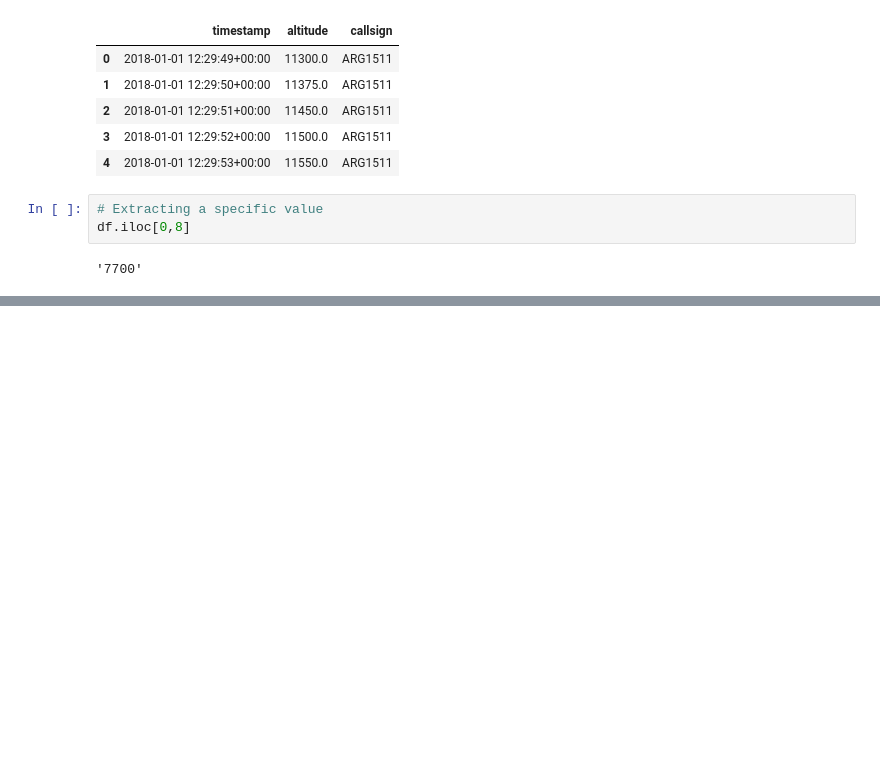
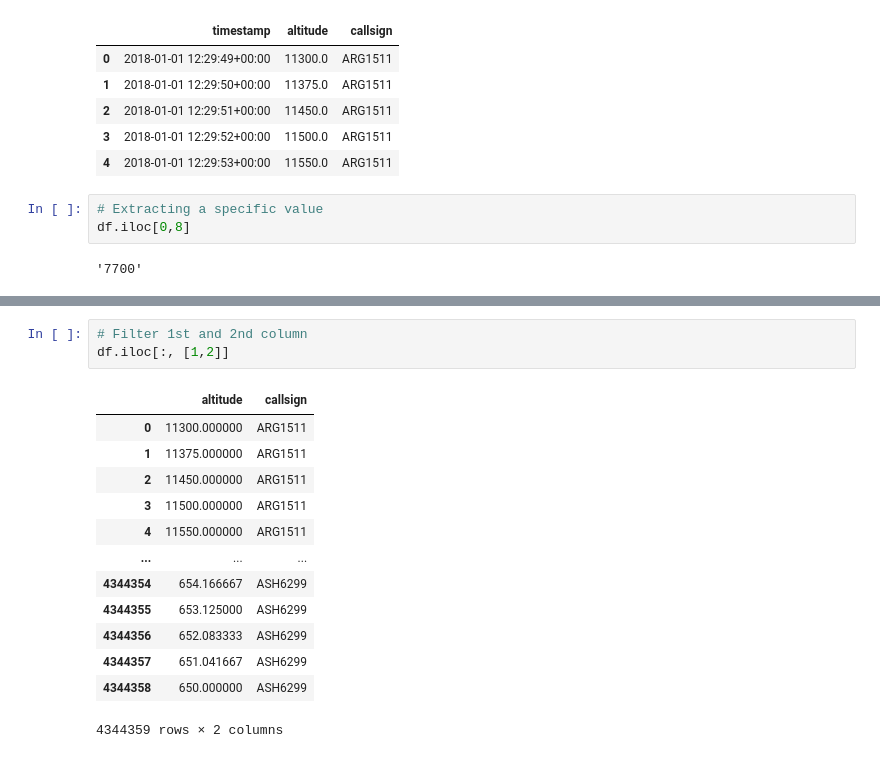
Before and after one commit to kachraz/ytlpda, a Jupyter notebook: KAG/ytleapan.ipynb, the cells around one changed output, grey strips where cells are left out. Drawn from its saved outputs; the diff is of its cells as text; blank space fills up the shorter version.

```diff
--- a/KAG/ytleapan.ipynb
+++ b/KAG/ytleapan.ipynb
@@ -463,0 +517,17 @@ df.iloc[0,8]
+# %%
+# Filter 1st and 2nd column
+df.iloc[:, [1,2]]
+# %% [output]
+|  | altitude | callsign |
+| 0 | 11300.000000 | ARG1511 |
+| 1 | 11375.000000 | ARG1511 |
+| 2 | 11450.000000 | ARG1511 |
+| 3 | 11500.000000 | ARG1511 |
+| 4 | 11550.000000 | ARG1511 |
+| ... | ... | ... |
+| 4344354 | 654.166667 | ASH6299 |
+| 4344355 | 653.125000 | ASH6299 |
+| 4344356 | 652.083333 | ASH6299 |
+| 4344357 | 651.041667 | ASH6299 |
+| 4344358 | 650.000000 | ASH6299 |
+4344359 rows × 2 columns
```
Also changed, not shown: parts of 6 cells of this notebook.
